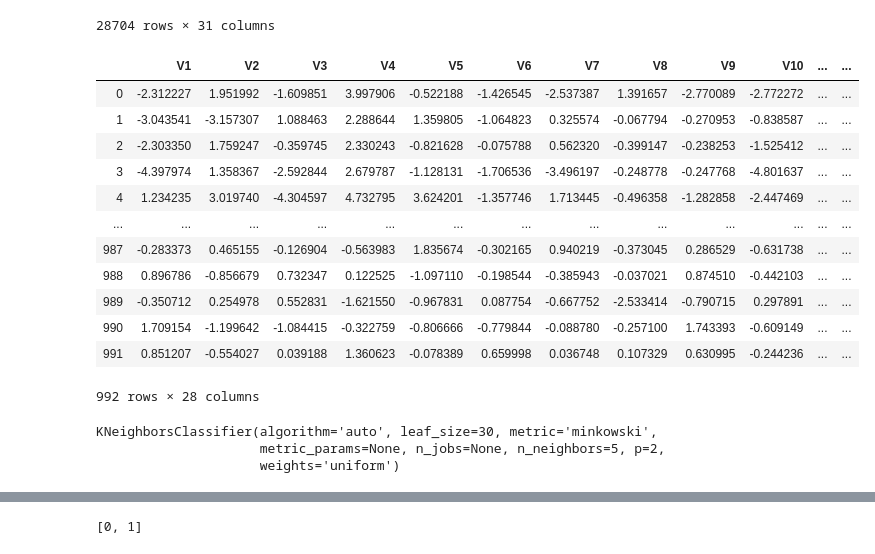
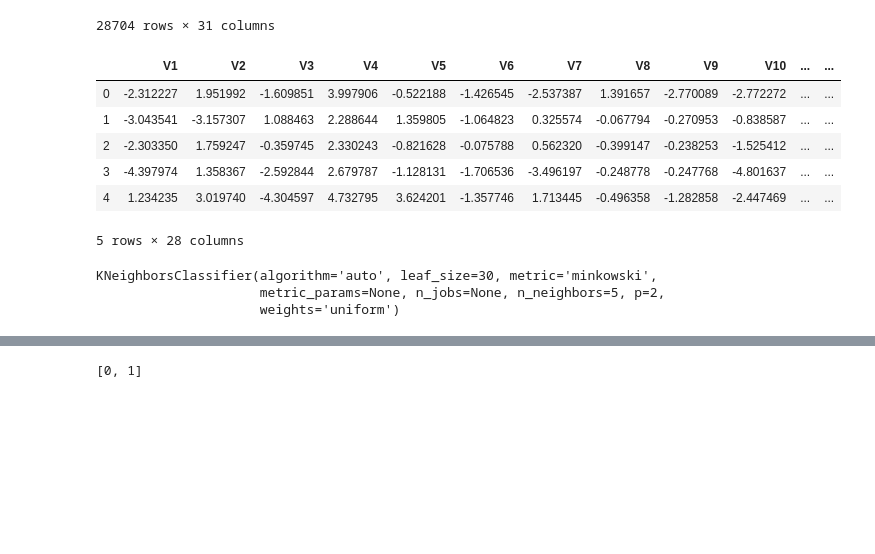
Before and after one commit to tenjumh/Practice, a Jupyter notebook: Anomaly detection/Fraud data detection.ipynb, the cells around one changed output, grey strips where cells are left out. Cells and saved outputs as stored; diff of their text form; code cells hidden in the pictures; blank space fills up the shorter version.

Commit message:
Pratics Fraud data detection _ T-value and R-squared

```diff
--- a/Anomaly detection/Fraud data detection.ipynb
+++ b/Anomaly detection/Fraud data detection.ipynb
@@ -73,4 +64,7 @@ data_new_df = data[(data['Class'].notnull()) |
 # %%
 data_cp = data.copy()
 # %%
-A = data_cp[(data_cp['Class'].isnull()) & (data_cp['Amount'] > 200)]
+data_df_isnull = data_cp[(data_cp['Class'].isnull()) & (data_cp['Amount'] > 200)]
+# len : 28704
+data_df_notnull = data_cp[data_cp['Class'].notnull()]
+# len : 992
@@ -91,6 +73,0 @@ from sklearn.neighbors import KNeighborsClassifier
-# %%
-# V1~V28을 이용하여 Class가 Null이 아닌 모든 데이터
-data_df_notnull = data_df[data_df['Class'].notnull()]
-data_df_isnull = data_df[data_df['Class'].isnull()]
-print(len(data_df_isnull))
-print(len(data_df_notnull))
@@ -119,24 +103,17 @@ X = data_df_notnull.drop(['Class', 'Time','Amount'], axis=1)
 # %%
-X
+X.head(5)
 # %% [output]
 |  | V1 | V2 | V3 | V4 | V5 | V6 | V7 | V8 | V9 | V10 | ... | ... |
 | 0 | -2.312227 | 1.951992 | -1.609851 | 3.997906 | -0.522188 | -1.426545 | -2.537387 | 1.391657 | -2.770089 | -2.772272 | ... | ... |
 | 1 | -3.043541 | -3.157307 | 1.088463 | 2.288644 | 1.359805 | -1.064823 | 0.325574 | -0.067794 | -0.270953 | -0.838587 | ... | ... |
 | 2 | -2.303350 | 1.759247 | -0.359745 | 2.330243 | -0.821628 | -0.075788 | 0.562320 | -0.399147 | -0.238253 | -1.525412 | ... | ... |
 | 3 | -4.397974 | 1.358367 | -2.592844 | 2.679787 | -1.128131 | -1.706536 | -3.496197 | -0.248778 | -0.247768 | -4.801637 | ... | ... |
 | 4 | 1.234235 | 3.019740 | -4.304597 | 4.732795 | 3.624201 | -1.357746 | 1.713445 | -0.496358 | -1.282858 | -2.447469 | ... | ... |
-| ... | ... | ... | ... | ... | ... | ... | ... | ... | ... | ... | ... | ... |
-| 987 | -0.283373 | 0.465155 | -0.126904 | -0.563983 | 1.835674 | -0.302165 | 0.940219 | -0.373045 | 0.286529 | -0.631738 | ... | ... |
-| 988 | 0.896786 | -0.856679 | 0.732347 | 0.122525 | -1.097110 | -0.198544 | -0.385943 | -0.037021 | 0.874510 | -0.442103 | ... | ... |
-| 989 | -0.350712 | 0.254978 | 0.552831 | -1.621550 | -0.967831 | 0.087754 | -0.667752 | -2.533414 | -0.790715 | 0.297891 | ... | ... |
-| 990 | 1.709154 | -1.199642 | -1.084415 | -0.322759 | -0.806666 | -0.779844 | -0.088780 | -0.257100 | 1.743393 | -0.609149 | ... | ... |
-| 991 | 0.851207 | -0.554027 | 0.039188 | 1.360623 | -0.078389 | 0.659998 | 0.036748 | 0.107329 | 0.630995 | -0.244236 | ... | ... |
-992 rows × 28 columns
+5 rows × 28 columns
 # %%
 knn = KNeighborsClassifier(n_neighbors=5)
+knn.fit(X, y)
+# %% [output]
+KNeighborsClassifier(algorithm='auto', leaf_size=30, metric='minkowski',
+                     metric_params=None, n_jobs=None, n_neighbors=5, p=2,
+                     weights='uniform')
-# %%
-knn.fit(X, y)
-# %% [output]
-KNeighborsClassifier(algorithm='auto', leaf_size=30, metric='minkowski',
-                     metric_params=None, n_jobs=None, n_neighbors=5, p=2,
-                     weights='uniform')
```
Also changed, not shown: parts of 34 cells of this notebook.
